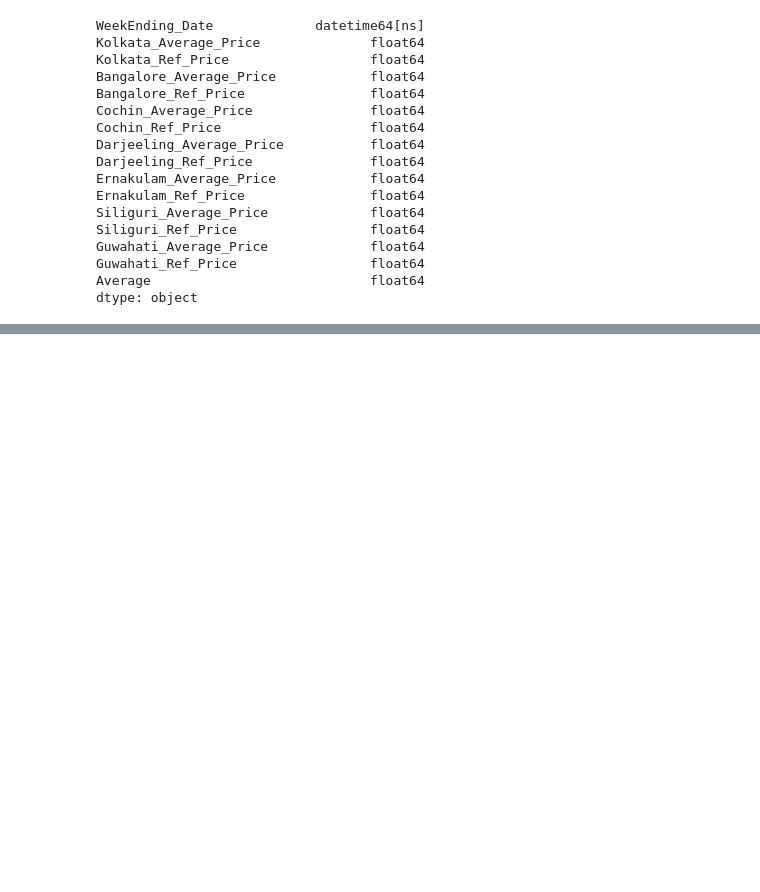
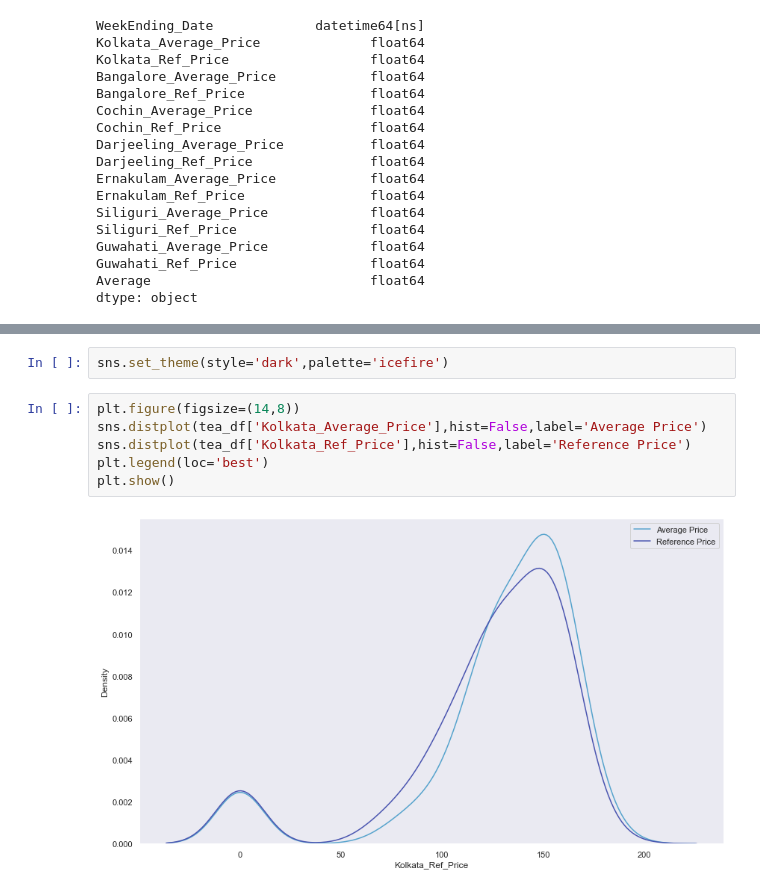
Before and after one commit to Abhijith-Nagarajan/Machine-Learning-Training, a Jupyter notebook: Time Series/Tea_Average_Price_Prediction.ipynb, the cells around one changed output, grey strips where cells are left out. Saved outputs shown, nothing was run; the diff lists cells and outputs as text; blank space fills up the shorter version.

```diff
--- a/Time Series/Tea_Average_Price_Prediction.ipynb
+++ b/Time Series/Tea_Average_Price_Prediction.ipynb
@@ -204,0 +225,10 @@ dtype: object
+# %%
+sns.set_theme(style='dark',palette='icefire')
+# %%
+plt.figure(figsize=(14,8))
+sns.distplot(tea_df['Kolkata_Average_Price'],hist=False,label='Average Price')
+sns.distplot(tea_df['Kolkata_Ref_Price'],hist=False,label='Reference Price')
+plt.legend(loc='best')
+plt.show()
+# %% [output]
+[figure, added]
```
Also changed, not shown: parts of 20 cells of this notebook.
